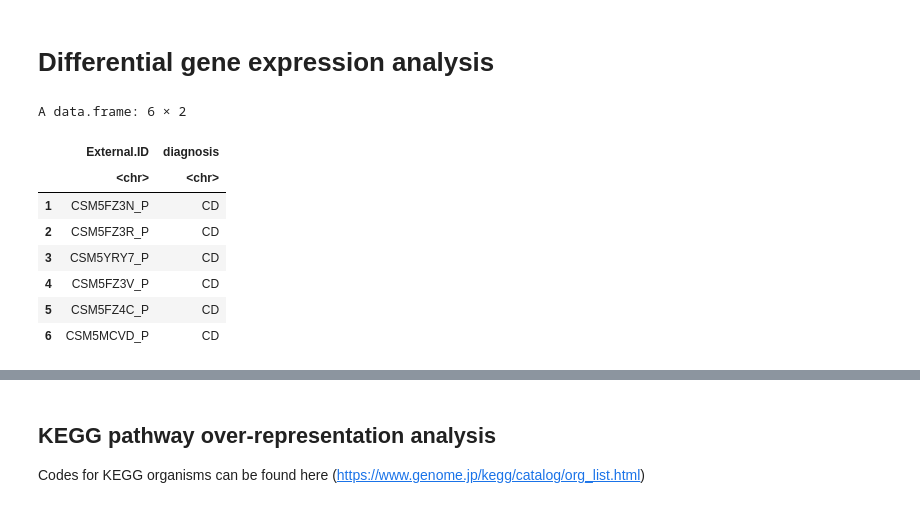
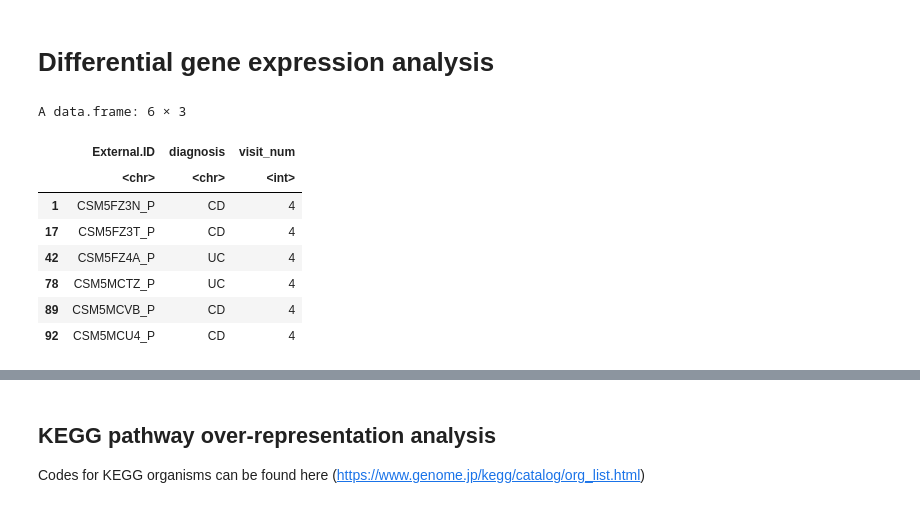
Before and after one commit to AmauryPelzer/BBS3005_Metabolic-modelling-for-microbiome-in-IBD, a Jupyter notebook: Scripts/Pathway_analysis.ipynb, the cells around one changed output, grey strips where cells are left out. Cells and saved outputs as stored; diff of their text form; code cells hidden in the pictures.

```diff
--- a/Scripts/Pathway_analysis.ipynb
+++ b/Scripts/Pathway_analysis.ipynb
@@ -54,20 +56,20 @@ metagenomics_metadata <- metadata[metadata$data_type=='metagenomics',]
 # Write metagenomics metadata file into csv
 write.csv(metagenomics_metadata,"..\\Data\\Metagenomics_metadata.csv", row.names = FALSE)
 # %%
-#head(metagenomics_metadata)
 metagenomics_metadata <- read.csv(file = '../Data/Metagenomics_metadata.csv', sep = ',', header = TRUE)
-metagenomics_metadata_subset <- subset(metagenomics_metadata, select= c(External.ID, diagnosis))
+metagenomics_metadata_subset <- subset(metagenomics_metadata, select= c(External.ID, diagnosis, visit_num))
+metagenomics_metadata_subset <- metagenomics_metadata_subset[metagenomics_metadata_subset$visit_num==4,]
 head(metagenomics_metadata_subset)
 # %% [output]
-A data.frame: 6 × 2
+A data.frame: 6 × 3
-|  | External.ID | diagnosis |
-|  | <chr> | <chr> |
-| 1 | CSM5FZ3N_P | CD |
-| 2 | CSM5FZ3R_P | CD |
-| 3 | CSM5YRY7_P | CD |
-| 4 | CSM5FZ3V_P | CD |
-| 5 | CSM5FZ4C_P | CD |
-| 6 | CSM5MCVD_P | CD |
+|  | External.ID | diagnosis | visit_num |
+|  | <chr> | <chr> | <int> |
+| 1 | CSM5FZ3N_P | CD | 4 |
+| 17 | CSM5FZ3T_P | CD | 4 |
+| 42 | CSM5FZ4A_P | UC | 4 |
+| 78 | CSM5MCTZ_P | UC | 4 |
+| 89 | CSM5MCVB_P | CD | 4 |
+| 92 | CSM5MCU4_P | CD | 4 |
 # %%
 # Separate CD, UC and nonIBD
 cd <- metagenomics_metadata_subset[metagenomics_metadata_subset$diagnosis=="CD",]
```
Also changed, not shown: parts of 13 cells of this notebook.
